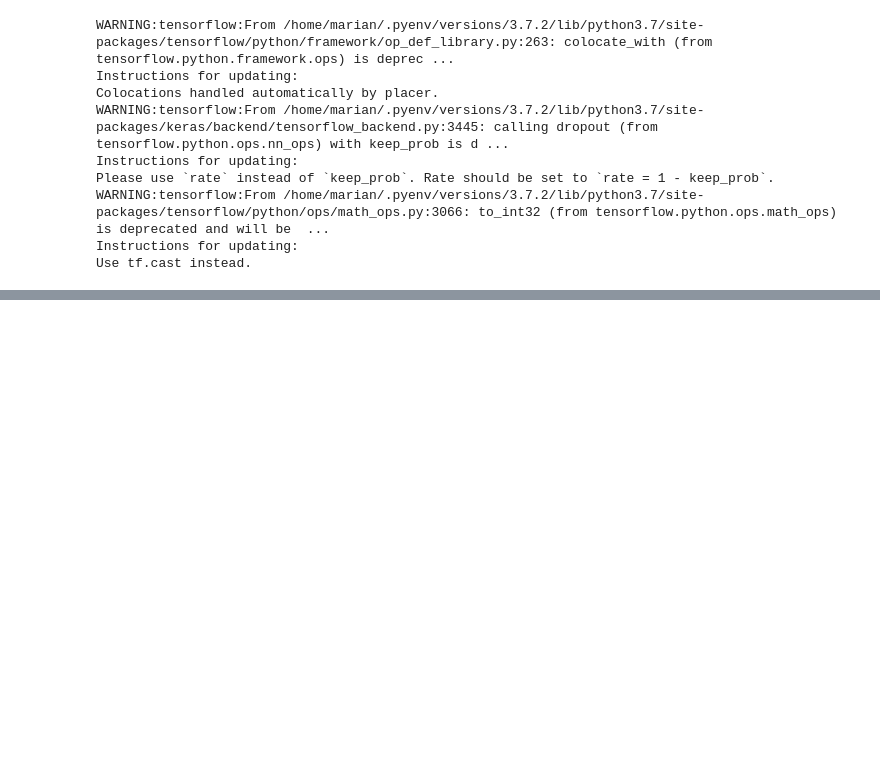
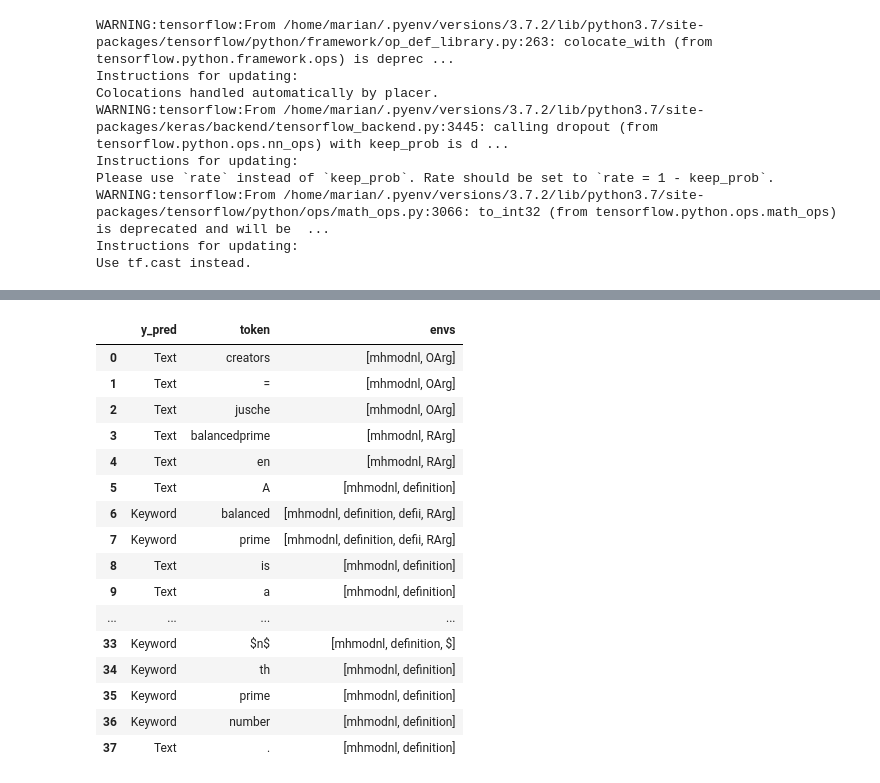
Before and after one commit to slatex/stexls, a Jupyter notebook: notebook.ipynb, the cells around one changed output, grey strips where cells are left out. Cells and saved outputs as stored; diff of their text form; code cells hidden in the pictures; blank space fills up the shorter version.

Commit message:
added offsets and envs to predict return value

```diff
--- a/notebook.ipynb
+++ b/notebook.ipynb
@@ -53,0 +48,28 @@ pred
+# %%
+document = TexDocument('data/smglom/primes/source/balancedprime.en.tex')
+# %%
+import pandas as pd
+pred = [
+    (['Text', 'Keyword'][int(np.round(y_pred))], document.source[begin:end], envs)
+    for y_pred, (begin, end), envs
+    in zip(*model.predict('data/smglom/primes/source/balancedprime.en.tex'))
+]
+pd.DataFrame(pred, columns=['y_pred', 'token', 'envs'])
+# %% [output]
+|  | y_pred | token | envs |
+| 0 | Text | creators | [mhmodnl, OArg] |
+| 1 | Text | = | [mhmodnl, OArg] |
+| 2 | Text | jusche | [mhmodnl, OArg] |
+| 3 | Text | balancedprime | [mhmodnl, RArg] |
+| 4 | Text | en | [mhmodnl, RArg] |
+| 5 | Text | A | [mhmodnl, definition] |
+| 6 | Keyword | balanced | [mhmodnl, definition, defii, RArg] |
+| 7 | Keyword | prime | [mhmodnl, definition, defii, RArg] |
+| 8 | Text | is | [mhmodnl, definition] |
+| 9 | Text | a | [mhmodnl, definition] |
+| ... | ... | ... | ... |
+| 33 | Keyword | $n$ | [mhmodnl, definition, $] |
+| 34 | Keyword | th | [mhmodnl, definition] |
+| 35 | Keyword | prime | [mhmodnl, definition] |
+| 36 | Keyword | number | [mhmodnl, definition] |
+| 37 | Text | . | [mhmodnl, definition] |
```
Also changed, not shown: parts of 7 cells of this notebook, 2 other files.
